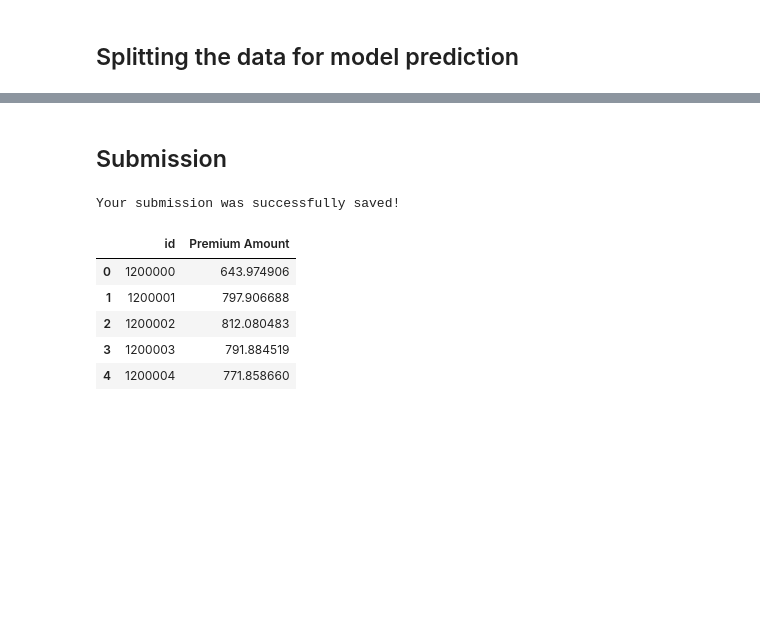
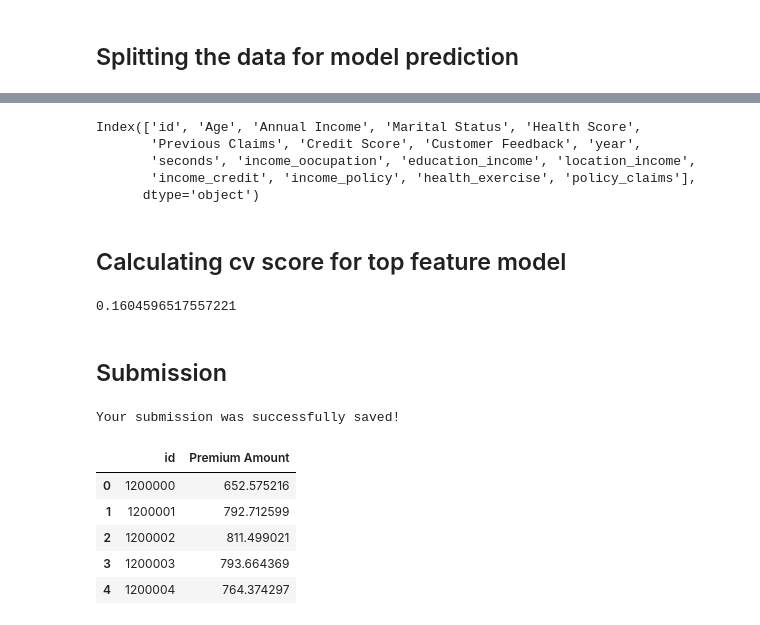
Before and after one commit to sjain600/Kaggle-Insurance-Prediction, a Jupyter notebook: baseline-model-with-lightbm.ipynb, the cells around one changed output, grey strips where cells are left out. Cells and saved outputs as stored; diff of their text form; code cells hidden in the pictures; blank space fills up the shorter version.

Commit message:
Improve model predictions by utilizing feature importances to identify and train with top features.

```diff
--- a/baseline-model-with-lightbm.ipynb
+++ b/baseline-model-with-lightbm.ipynb
@@ -191,7 +174,6 @@ def add_features(df):
     df['income_policy'] = df['Annual Income'] * df['Policy Type']
     df['health_exercise'] = df['Health Score'] * df['Exercise Frequency']
     df['policy_claims'] = df['Policy Type'] * df['Previous Claims']
-    df['policy_occupation'] = df['Policy Type'] * df['Occupation']
 
     return df
 # %% [markdown]
@@ -226,12 +208,12 @@ from sklearn.metrics import mean_squared_log_error
 
 lgm = LGBMRegressor(
     n_estimators=500,
-    learning_rate=0.06738100925889774,
-    min_split_gain=4.708741923911547,
-    max_depth=13,
-    reg_lambda=2.082992538887048,
-    feature_fraction=0.796395105708553,
+    learning_rate=0.012057,
+    min_split_gain= 5.05991,
+    max_depth=11,
+    reg_lambda = 0.70115,
     random_state=340,
+    feature_fraction=0.8,
     n_jobs= -1,
     device_type='gpu',
     verbose=-1
@@ -243,0 +228,10 @@ RMSLE: 0.16047
+# %%
+importances = lgm.feature_importances_
+columns = X.columns
+
+df_importances = pd.DataFrame({'Feature': columns, 'Importance': importances})
+df_importances = df_importances.sort_values('Importance', ascending=False)
+plt.figure(figsize=(12, 12))
+plt.barh(df_importances['Feature'], df_importances['Importance'])
+plt.title('Feature Importance')
+plt.show
@@ -244,17 +241,41 @@ RMSLE: 0.16047
+# %%
+threshold = np.quantile(importances, 0.5)
+selected_features = columns[importances > threshold]
+top_X_train = X_train[selected_features]
+print(selected_features)
+# %% [output]
+Index(['id', 'Age', 'Annual Income', 'Marital Status', 'Health Score',
+       'Previous Claims', 'Credit Score', 'Customer Feedback', 'year',
+       'seconds', 'income_oocupation', 'education_income', 'location_income',
+       'income_credit', 'income_policy', 'health_exercise', 'policy_claims'],
+      dtype='object')
+# %% [markdown]
+## Calculating cv score for top feature model
+# %%
+from sklearn.model_selection import cross_val_score
+
+top_model_score = -1 * cross_val_score(lgm, top_X_train, y_train, cv=kf, scoring='neg_mean_squared_log_error').mean()
+
+print(f'{np.sqrt(top_model_score)}')
+# %% [output]
+0.1604596517557221
 # %% [markdown]
 ## Submission
 # %%
-test_preds = lgm.predict(X_test)
+lgm.fit(top_X_train, y_train)
+top_X_test = X_test[selected_features]
+
+test_preds = lgm.predict(top_X_test)
 sub = pd.read_csv('/kaggle/input/playground-series-s4e12/sample_submission.csv')
 sub['Premium Amount'] = np.exp(test_preds) - 1
 sub.to_csv('submission.csv', index=False)
 print("Your submission was successfully saved!")
 sub.head()
 # %% [output]
 Your submission was successfully saved!
 |  | id | Premium Amount |
-| 0 | 1200000 | 643.974906 |
-| 1 | 1200001 | 797.906688 |
-| 2 | 1200002 | 812.080483 |
-| 3 | 1200003 | 791.884519 |
-| 4 | 1200004 | 771.858660 |
+| 0 | 1200000 | 652.575216 |
+| 1 | 1200001 | 792.712599 |
+| 2 | 1200002 | 811.499021 |
+| 3 | 1200003 | 793.664369 |
+| 4 | 1200004 | 764.374297 |
```
Also changed, not shown: parts of 17 cells of this notebook.
